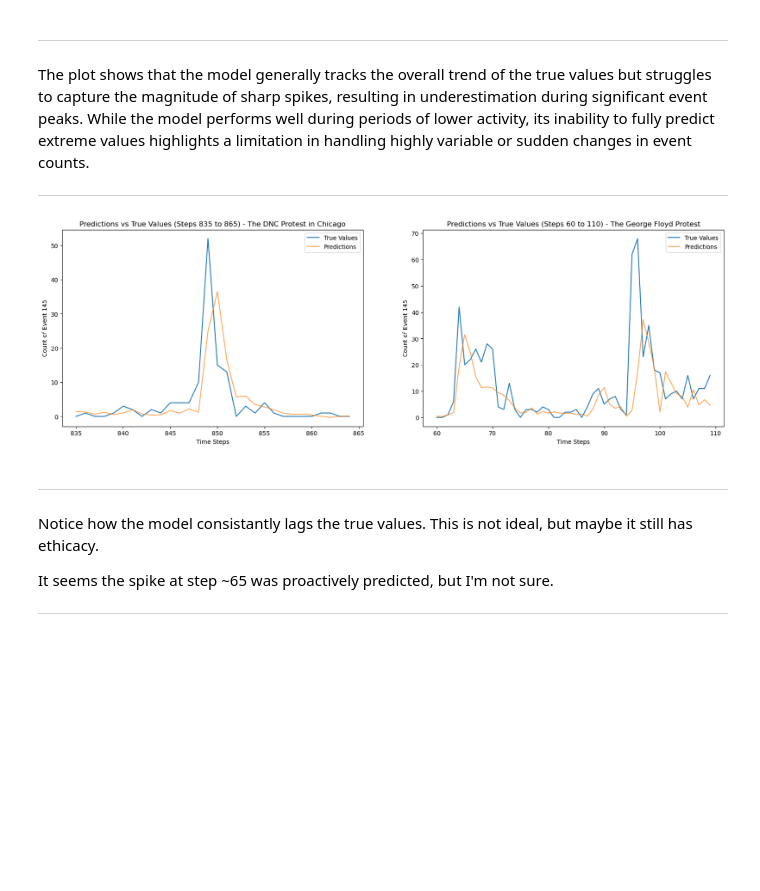
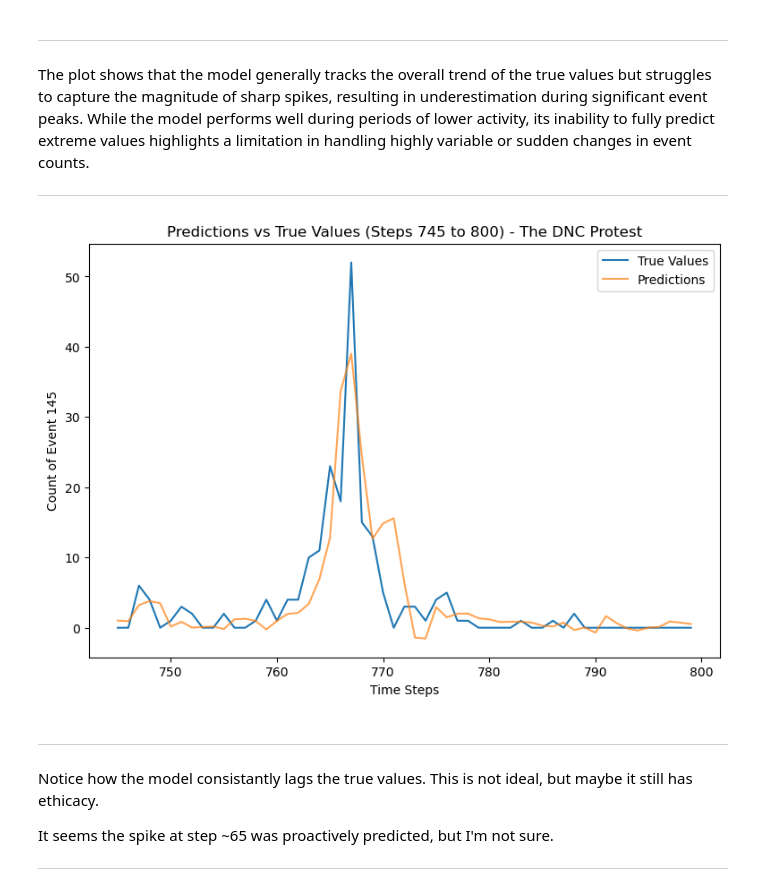
Before and after one commit to wweissbluth/civil_unrest_predictor, a Jupyter notebook: v.2/3_model.ipynb, the cells around one changed output. Cells and saved outputs as stored; diff of their text form; code cells hidden in the pictures; blank space fills up the shorter version.

```diff
--- a/v.2/3_model.ipynb
+++ b/v.2/3_model.ipynb
@@ -218,3 +204,8 @@ test_dataset = tf.data.Dataset.from_tensor_slices((np.array([x for x, _ in test_
+# %%
+# Split into train/test sets (50/50 split)
+split_index = len(event_data) // 2
+train_dataset = dataset.take(split_index).batch(32).prefetch(tf.data.AUTOTUNE)
+test_dataset = dataset.skip(split_index).batch(32).prefetch(tf.data.AUTOTUNE)
 # %% [markdown]
 
 
@@ -339,42 +372,31 @@ The plot shows that the model generally tracks the overall trend of the true val
 ---
 # %%
 # Define the range for plotting
-start_step_dnc = 835
-end_step_dnc = 865
-start_step_gf = 60
-end_step_gf = 110
+start_step_dnc = 745
+end_step_dnc = 800
 
 # Extract the relevant range of true values and predictions for DNC
 true_values_range_dnc = true_values[start_step_dnc:end_step_dnc]
 predictions_range_dnc = predictions[start_step_dnc:end_step_dnc]
 
 # Extract the relevant range of true values and predictions for George Floyd
 true_values_range_gf = true_values[start_step_gf:end_step_gf]
 predictions_range_gf = predictions[start_step_gf:end_step_gf]
 
 # Plot the true values and predictions for DNC
 plt.figure(figsize=(20, 6))
 
 plt.subplot(1, 2, 1)
 plt.plot(range(start_step_dnc, end_step_dnc), true_values_range_dnc, label='True Values')
 plt.plot(range(start_step_dnc, end_step_dnc), predictions_range_dnc, label='Predictions', alpha=0.7)
 plt.title(f'Predictions vs True Values (Steps {start_step_dnc} to {end_step_dnc}) - The DNC Protest')
 plt.xlabel('Time Steps')
 plt.ylabel('Count of Event 145')
 plt.legend()
 
-# Plot the true values and predictions for George Floyd
-plt.subplot(1, 2, 2)
-plt.plot(range(start_step_gf, end_step_gf), true_values_range_gf, label='True Values')
-plt.plot(range(start_step_gf, end_step_gf), predictions_range_gf, label='Predictions', alpha=0.7)
-plt.title(f'Predictions vs True Values (Steps {start_step_gf} to {end_step_gf}) - The George Floyd Protest')
-plt.xlabel('Time Steps')
-plt.ylabel('Count of Event 145')
-plt.legend()
-
 plt.show()
 # %% [output]
-[figure, old version]
+[figure, new version]
 # %% [markdown]
 ---
 
```
Also changed, not shown: parts of 8 cells of this notebook, 1 other file.
